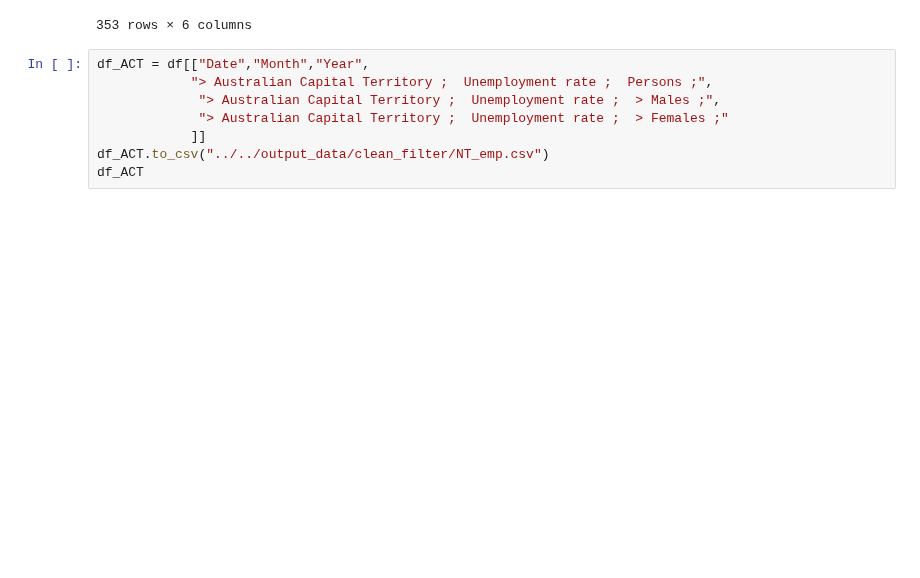
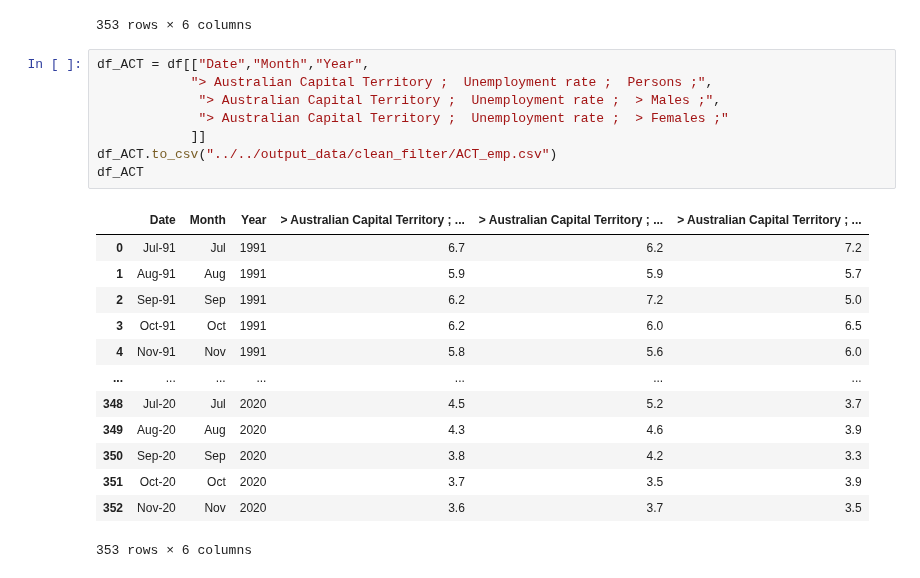
Before and after one commit to tomjp90/Project-1, a Jupyter notebook: code/cut_data/filter_enemployment.ipynb, the cells around one changed output. Cells and saved outputs as stored; diff of their text form; blank space fills up the shorter version.

Commit message:
fixed bug arrvals and department cleanup

```diff
--- a/code/cut_data/filter_enemployment.ipynb
+++ b/code/cut_data/filter_enemployment.ipynb
@@ -209,8 +209,22 @@ df_NT
 # %%
 df_ACT = df[["Date","Month","Year",
             "> Australian Capital Territory ;  Unemployment rate ;  Persons ;",
              "> Australian Capital Territory ;  Unemployment rate ;  > Males ;",
              "> Australian Capital Territory ;  Unemployment rate ;  > Females ;"
             ]]
-df_ACT.to_csv("../../output_data/clean_filter/NT_emp.csv")
+df_ACT.to_csv("../../output_data/clean_filter/ACT_emp.csv")
 df_ACT
+# %% [output]
+|  | Date | Month | Year | > Australian Capital Territory ; ... | > Australian Capital Territory ; ... | > Australian Capital Territory ; ... |
+| 0 | Jul-91 | Jul | 1991 | 6.7 | 6.2 | 7.2 |
+| 1 | Aug-91 | Aug | 1991 | 5.9 | 5.9 | 5.7 |
+| 2 | Sep-91 | Sep | 1991 | 6.2 | 7.2 | 5.0 |
+| 3 | Oct-91 | Oct | 1991 | 6.2 | 6.0 | 6.5 |
+| 4 | Nov-91 | Nov | 1991 | 5.8 | 5.6 | 6.0 |
+| ... | ... | ... | ... | ... | ... | ... |
+| 348 | Jul-20 | Jul | 2020 | 4.5 | 5.2 | 3.7 |
+| 349 | Aug-20 | Aug | 2020 | 4.3 | 4.6 | 3.9 |
+| 350 | Sep-20 | Sep | 2020 | 3.8 | 4.2 | 3.3 |
+| 351 | Oct-20 | Oct | 2020 | 3.7 | 3.5 | 3.9 |
+| 352 | Nov-20 | Nov | 2020 | 3.6 | 3.7 | 3.5 |
+353 rows × 6 columns
```
Also changed, not shown: 4 other files.
